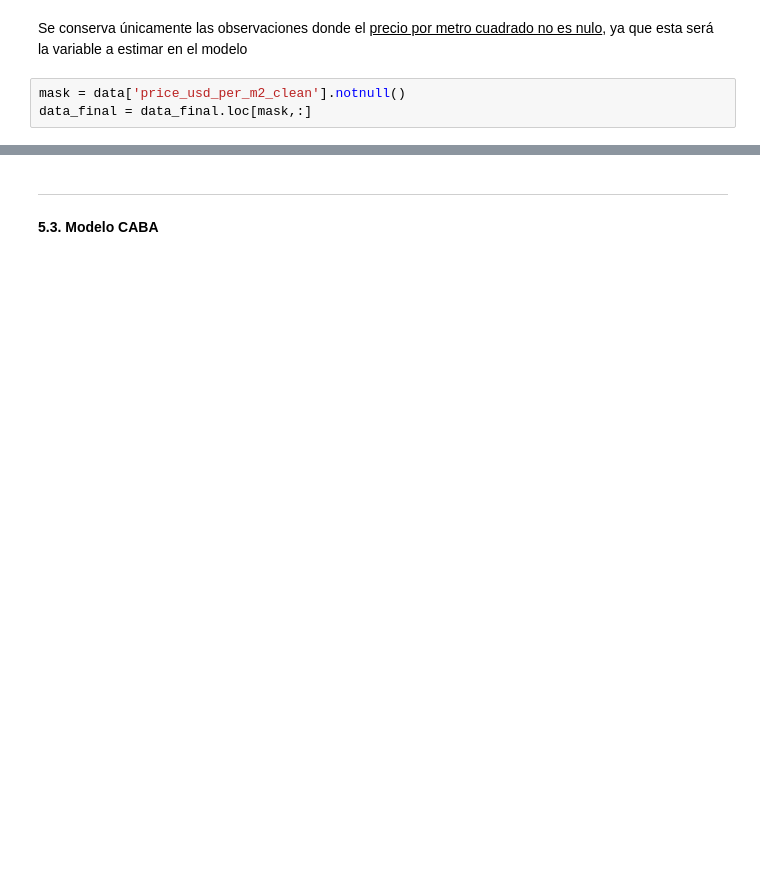
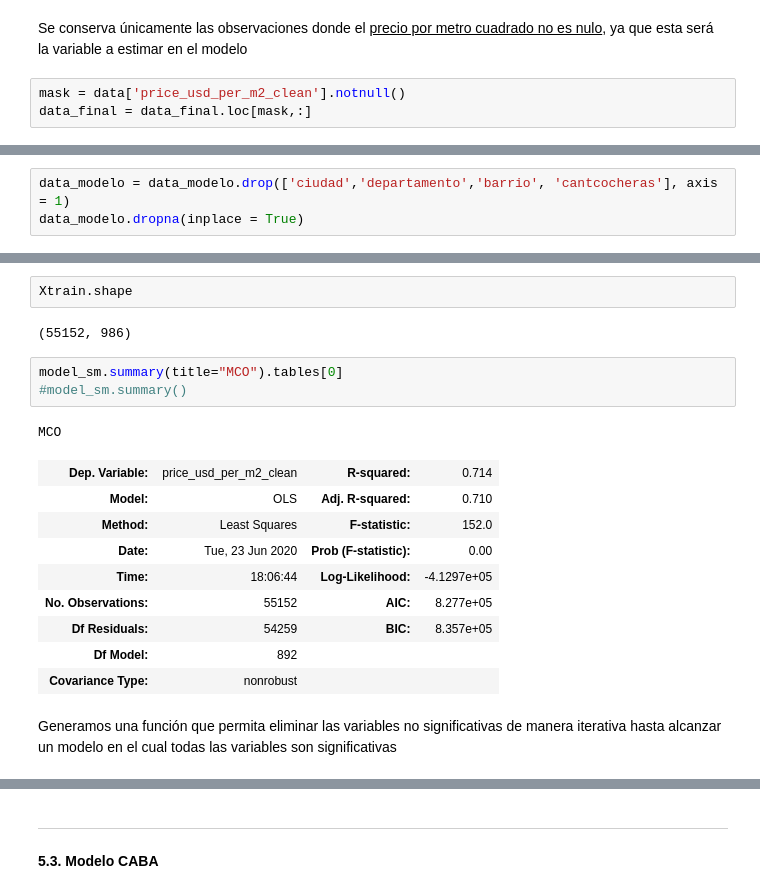
Before and after one commit to Hacho55/DataScience_Grp5, a Jupyter notebook: Entregables/Desafio 2/Grupo5_Desafio2_Entregable.ipynb, the cells around one changed output, grey strips where cells are left out. Saved outputs shown, nothing was run; the diff lists cells and outputs as text; blank space fills up the shorter version.

```diff
--- a/Entregables/Desafio 2/Grupo5_Desafio2_Entregable.ipynb
+++ b/Entregables/Desafio 2/Grupo5_Desafio2_Entregable.ipynb
@@ -1596,0 +1530,3 @@ dataCiudad = data_final
+# %%
+data_modelo = data_modelo.drop(['ciudad','departamento','barrio', 'cantcocheras'], axis = 1)
+data_modelo.dropna(inplace = True)
@@ -1596,0 +1552,20 @@ dataCiudad = data_final
+# %%
+Xtrain.shape
+# %% [output]
+(55152, 986)
+# %%
+model_sm.summary(title="MCO").tables[0]
+#model_sm.summary()
+# %% [output]
+MCO
+| Dep. Variable: | price_usd_per_m2_clean | R-squared: | 0.714 |
+| Model: | OLS | Adj. R-squared: | 0.710 |
+| Method: | Least Squares | F-statistic: | 152.0 |
+| Date: | Tue, 23 Jun 2020 | Prob (F-statistic): | 0.00 |
+| Time: | 18:06:44 | Log-Likelihood: | -4.1297e+05 |
+| No. Observations: | 55152 | AIC: | 8.277e+05 |
+| Df Residuals: | 54259 | BIC: | 8.357e+05 |
+| Df Model: | 892 |  |  |
+| Covariance Type: | nonrobust |  |  |
+# %% [markdown]
+Generamos una función que permita eliminar las variables no significativas de manera iterativa hasta alcanzar un modelo en el cual todas las variables son significativas
```
Also changed, not shown: parts of 89 cells of this notebook, 2 other files.
